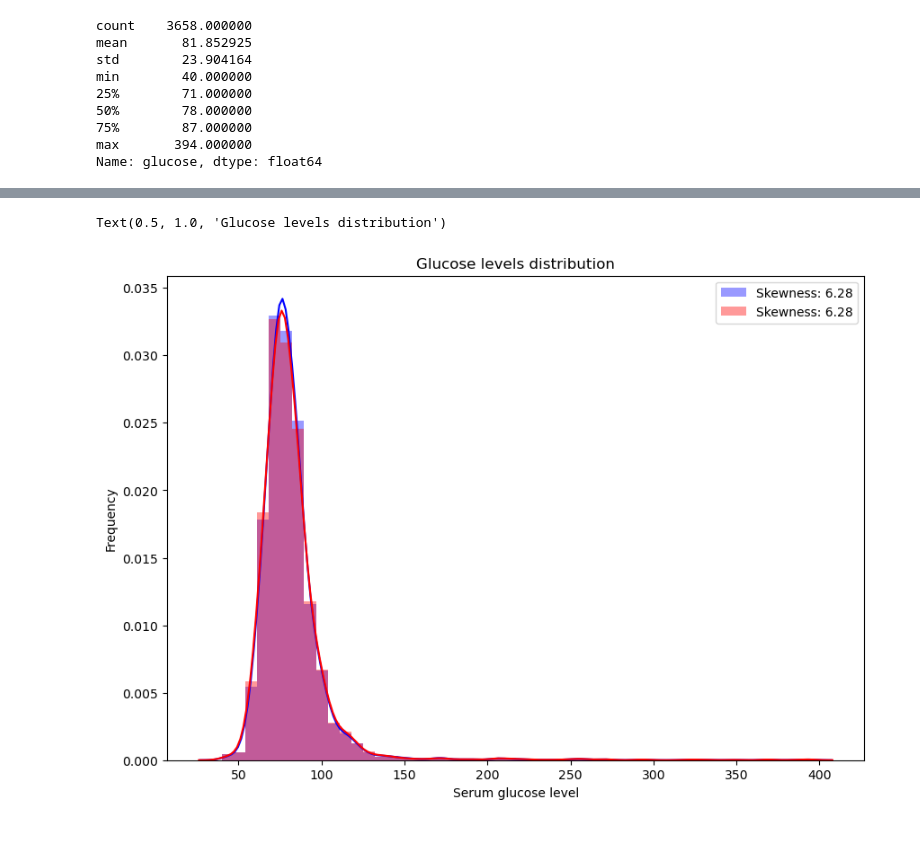
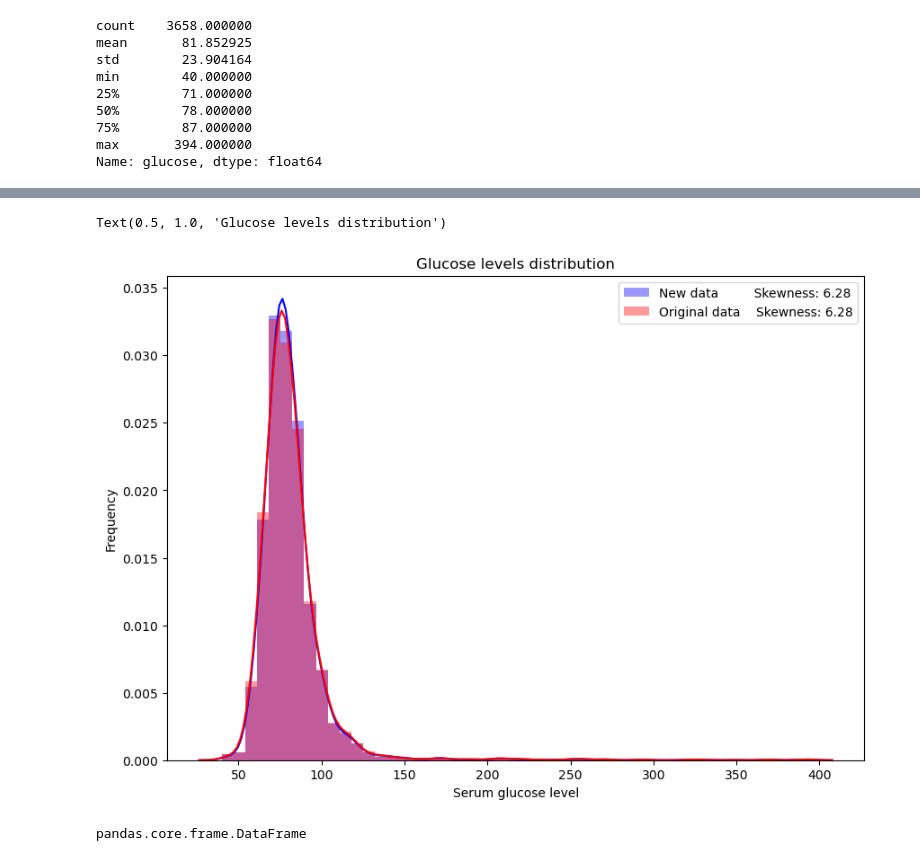
Before and after one commit to Fermazate/Heart-Disease-Prediction, a Jupyter notebook: notebooks/01_data_exporation.ipynb, the cells around one changed output, grey strips where cells are left out. Saved outputs shown, nothing was run; the diff lists cells and outputs as text; code cells hidden in the pictures.

```diff
--- a/notebooks/01_data_exporation.ipynb
+++ b/notebooks/01_data_exporation.ipynb
@@ -192,12 +192,16 @@ TenYearCHD         0
 dtype: int64
 # %%
 plt.figure(figsize=(10,7))
-sns.distplot(knn['glucose'], label= 'Skewness: {:.2f}'.format(nona['glucose'].skew()),color='blue')
-sns.distplot(nona['glucose'], label= 'Skewness: {:.2f}'.format(nona['glucose'].skew()),color='red')
+sns.distplot(knn['glucose'], label= 'New data         Skewness: {:.2f}'.format(nona['glucose'].skew()),color='blue')
+sns.distplot(nona['glucose'], label= 'Original data    Skewness: {:.2f}'.format(nona['glucose'].skew()),color='red')
 plt.legend(loc = 'best')
 plt.ylabel('Frequency')
 plt.xlabel('Serum glucose level')
 plt.title('Glucose levels distribution')
 # %% [output]
 Text(0.5, 1.0, 'Glucose levels distribution')
-[figure, old version]
+[figure, new version]
+# %%
+type(nona)
+# %% [output]
+pandas.core.frame.DataFrame
```
Also changed, not shown: 8 other files.
